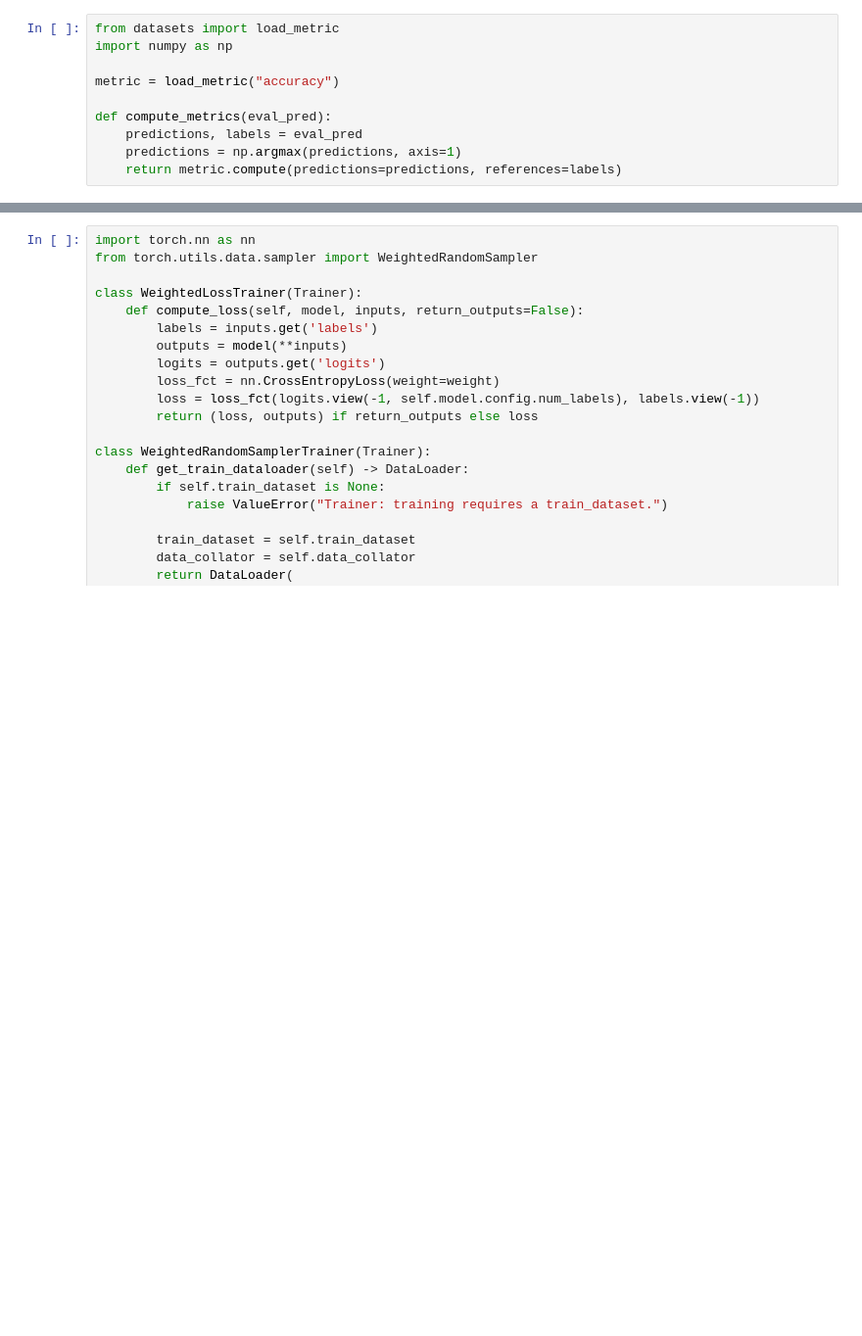
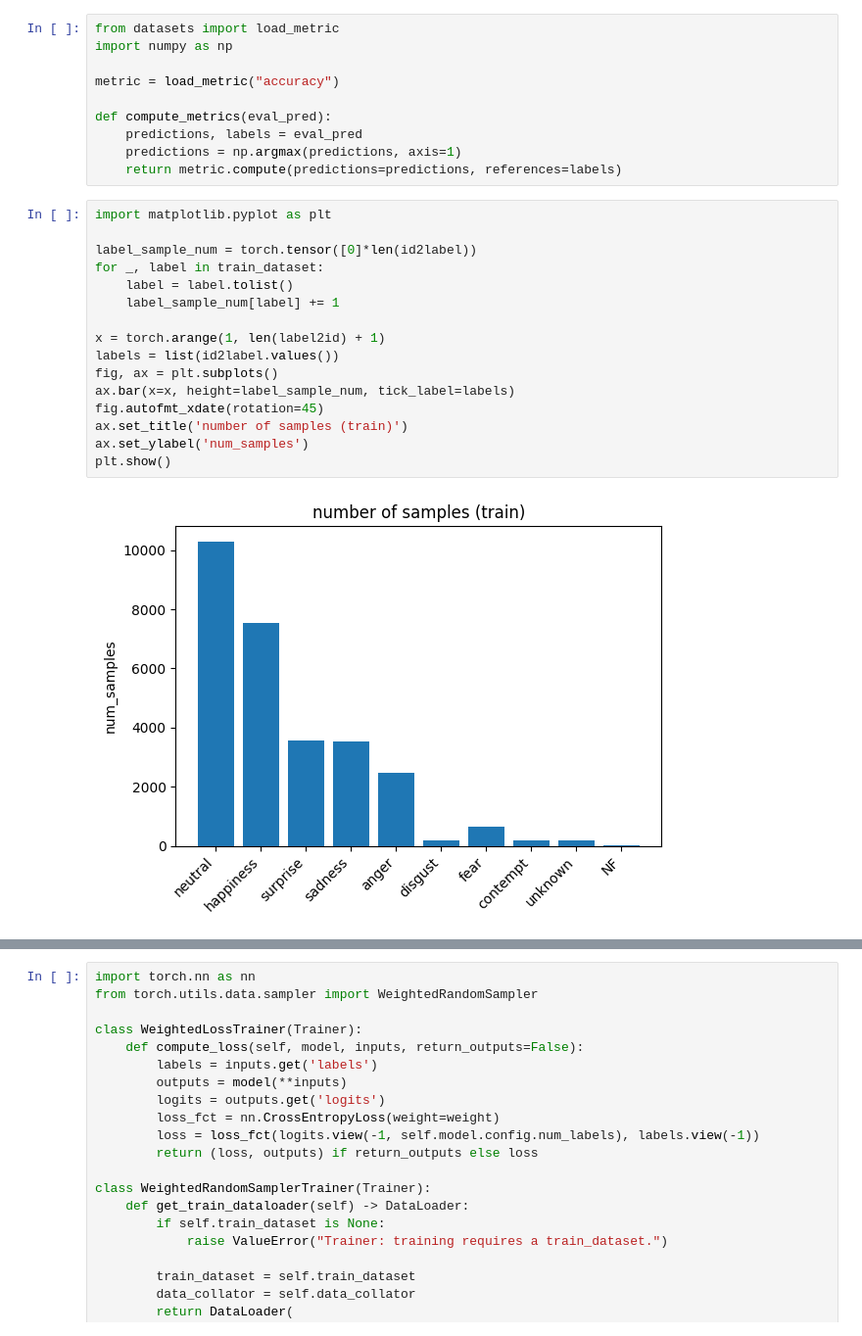
Before and after one commit to HoriiLabWork/lab-work, a Jupyter notebook: fer-vit-weighted-loss.ipynb, the cells around one changed output, grey strips where cells are left out. Shown at 98% size. Saved outputs shown, nothing was run; the diff lists cells and outputs as text; blank space fills up the shorter version.

Commit message:
add num_sample graph to fer experiment

```diff
--- a/fer-vit-weighted-loss.ipynb
+++ b/fer-vit-weighted-loss.ipynb
@@ -174,4 +174,22 @@ def compute_metrics(eval_pred):
     predictions, labels = eval_pred
     predictions = np.argmax(predictions, axis=1)
     return metric.compute(predictions=predictions, references=labels)
+# %%
+import matplotlib.pyplot as plt
+
+label_sample_num = torch.tensor([0]*len(id2label))
+for _, label in train_dataset:
+    label = label.tolist()
+    label_sample_num[label] += 1
+
+x = torch.arange(1, len(label2id) + 1)
+labels = list(id2label.values())
+fig, ax = plt.subplots()
+ax.bar(x=x, height=label_sample_num, tick_label=labels)
+fig.autofmt_xdate(rotation=45)
+ax.set_title('number of samples (train)')
+ax.set_ylabel('num_samples')
+plt.show()
+# %% [output]
+[figure, added]
 # %%
```
Also changed, not shown: parts of 1 cell of this notebook, 1 other file.
